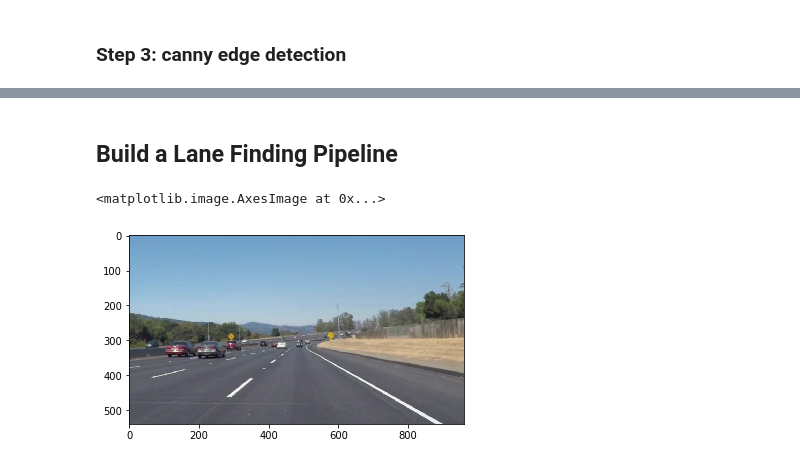
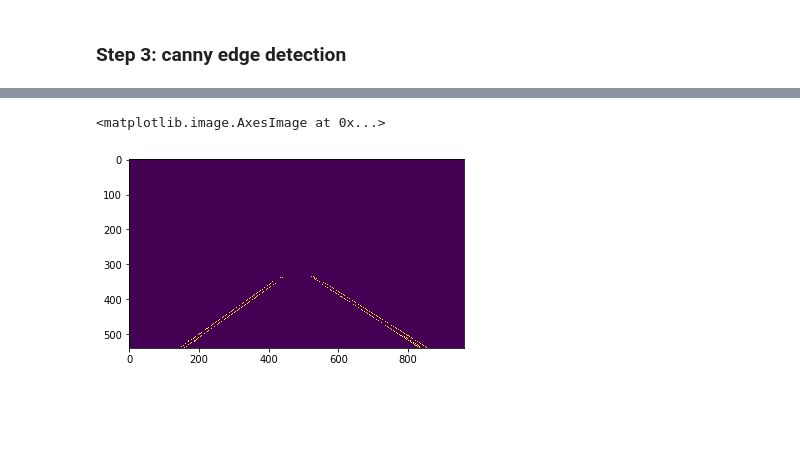
Before and after one commit to krishnakumarselvam/SDCND1-basic-lane-lines, a Jupyter notebook: Final submission.ipynb, the cells around one changed output, grey strips where cells are left out. Cells and saved outputs as stored; diff of their text form; code cells hidden in the pictures; blank space fills up the shorter version.

```diff
--- a/Final submission.ipynb
+++ b/Final submission.ipynb
@@ -59,2 +126,0 @@ Build your pipeline to work on the images in the directory "test_images"
-# %% [markdown]
-## Build a Lane Finding Pipeline
@@ -129,8 +127,5 @@ def merge_predictions():
-# %%
-import os
-files = os.listdir("test_images/")
-im = mpimg.imread('test_images/{}'.format(files[0]))
-plt.imshow(im)
-# %% [output]
-<matplotlib.image.AxesImage at 0x...>
-[figure, removed]
+# %%
+plt.imshow(guess_lines(image, return_value='masked_edges'))
+# %% [output]
+<matplotlib.image.AxesImage at 0x...>
+[figure, added]
```
Also changed, not shown: parts of 31 cells of this notebook.
